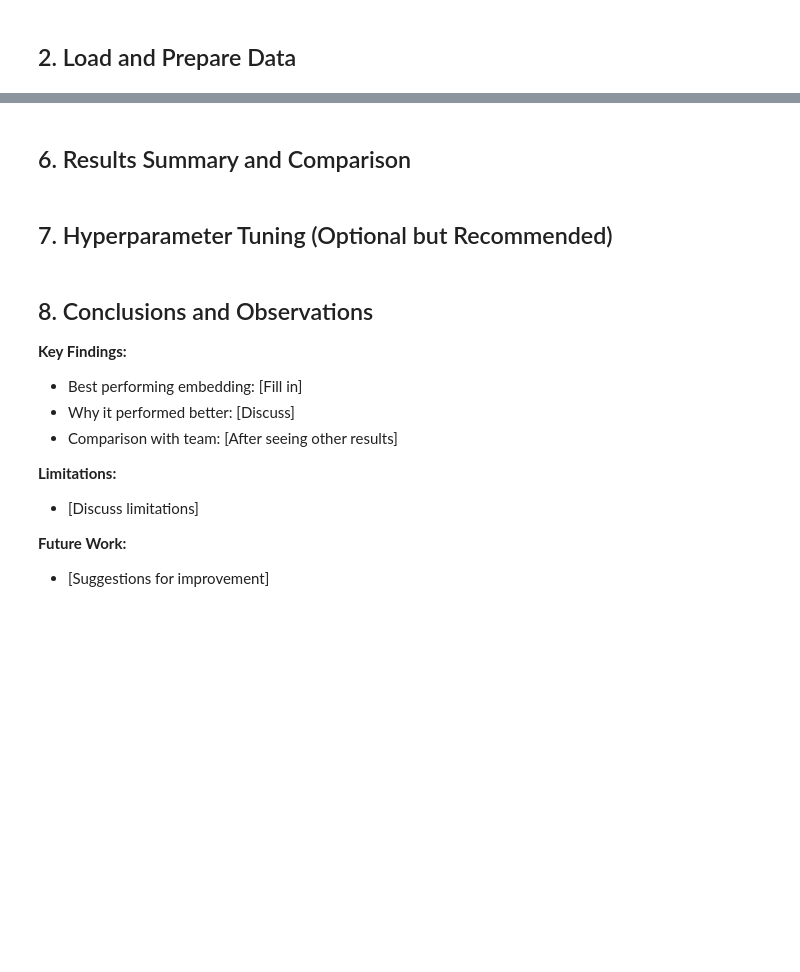
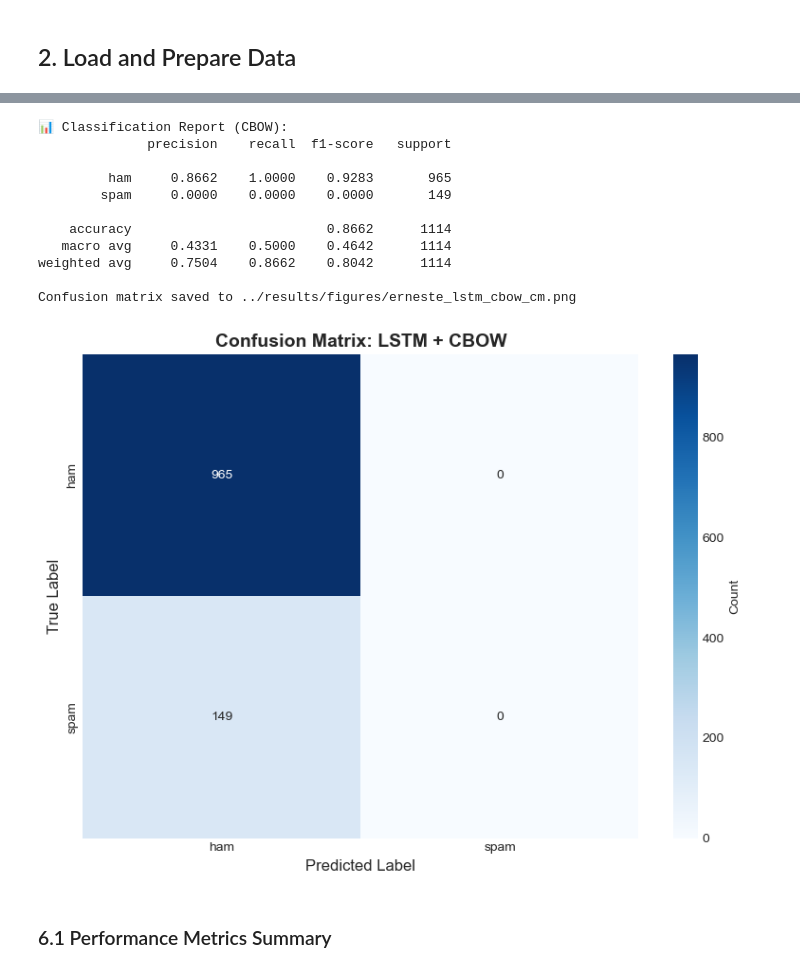
Before and after one commit to ernesteNtezirizaza/Group6-Text-Classification-Assignment, a Jupyter notebook: notebooks/04_erneste_lstm.ipynb, the cells around one changed output, grey strips where cells are left out. Cells and saved outputs as stored; diff of their text form; code cells hidden in the pictures; blank space fills up the shorter version.

```diff
--- a/notebooks/04_erneste_lstm.ipynb
+++ b/notebooks/04_erneste_lstm.ipynb
@@ -138,2 +500,31 @@ evaluator = ModelEvaluator(class_names=['ham', 'spam'])
+# %%
+metrics_cbow = evaluator.evaluate(
+    y_test, y_pred_cbow,
+    model_name='LSTM',
+    embedding_name='CBOW',
+    training_time=training_time_cbow
+)
+
+print('\n📊 Classification Report (CBOW):')
+print(classification_report(y_test, y_pred_cbow, target_names=['ham', 'spam'], digits=4))
+
+evaluator.plot_confusion_matrix(
+    y_test, y_pred_cbow,
+    title='Confusion Matrix: LSTM + CBOW',
+    save_path='../results/figures/erneste_lstm_cbow_cm.png'
+)
+# %% [output]
+📊 Classification Report (CBOW):
+              precision    recall  f1-score   support
+
+         ham     0.8662    1.0000    0.9283       965
+        spam     0.0000    0.0000    0.0000       149
+
+    accuracy                         0.8662      1114
+   macro avg     0.4331    0.5000    0.4642      1114
+weighted avg     0.7504    0.8662    0.8042      1114
+
+Confusion matrix saved to ../results/figures/erneste_lstm_cbow_cm.png
+[figure, added]
 # %% [markdown]
-## 6. Results Summary and Comparison
+### 6.1 Performance Metrics Summary
@@ -148,2 +530,0 @@ evaluator = ModelEvaluator(class_names=['ham', 'spam'])
-# %% [markdown]
-## 7. Hyperparameter Tuning (Optional but Recommended)
@@ -157,13 +530,0 @@ evaluator = ModelEvaluator(class_names=['ham', 'spam'])
-# %% [markdown]
-## 8. Conclusions and Observations
-
-**Key Findings:**
-- Best performing embedding: [Fill in]
-- Why it performed better: [Discuss]
-- Comparison with team: [After seeing other results]
-
-**Limitations:**
-- [Discuss limitations]
-
-**Future Work:**
-- [Suggestions for improvement]
```
Also changed, not shown: parts of 27 cells of this notebook, 5 other files.
